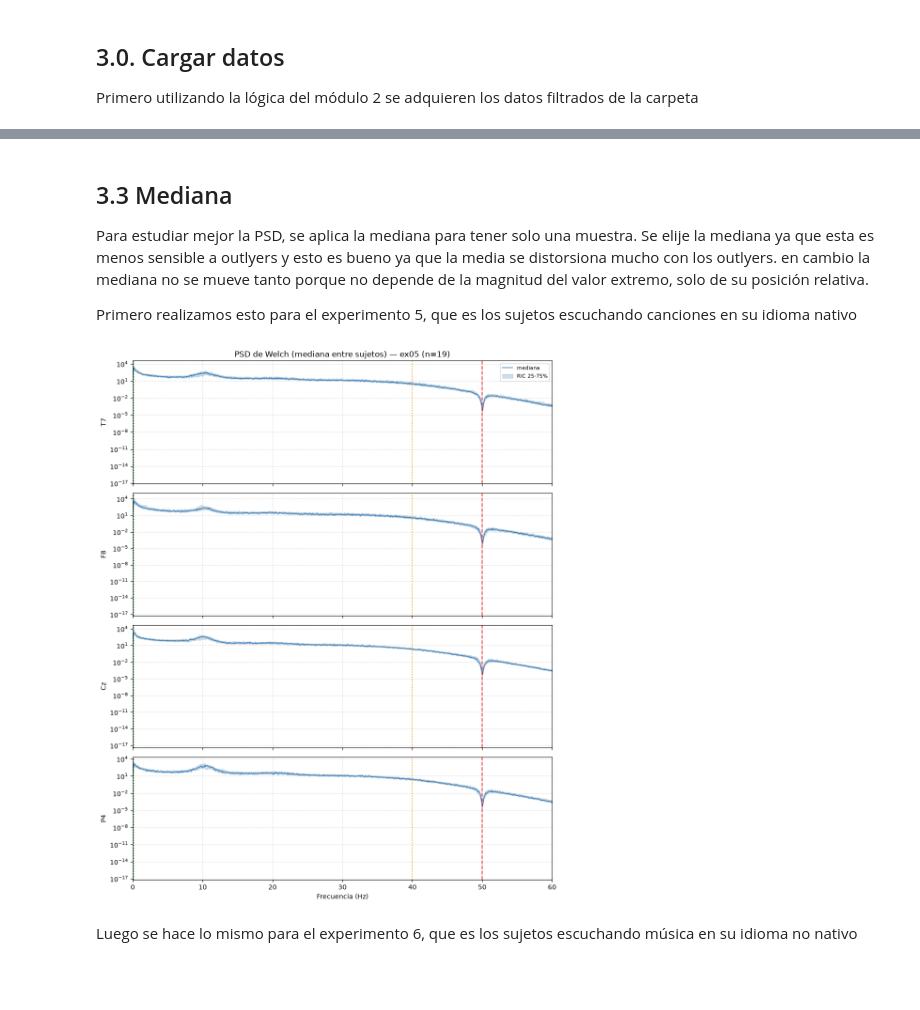
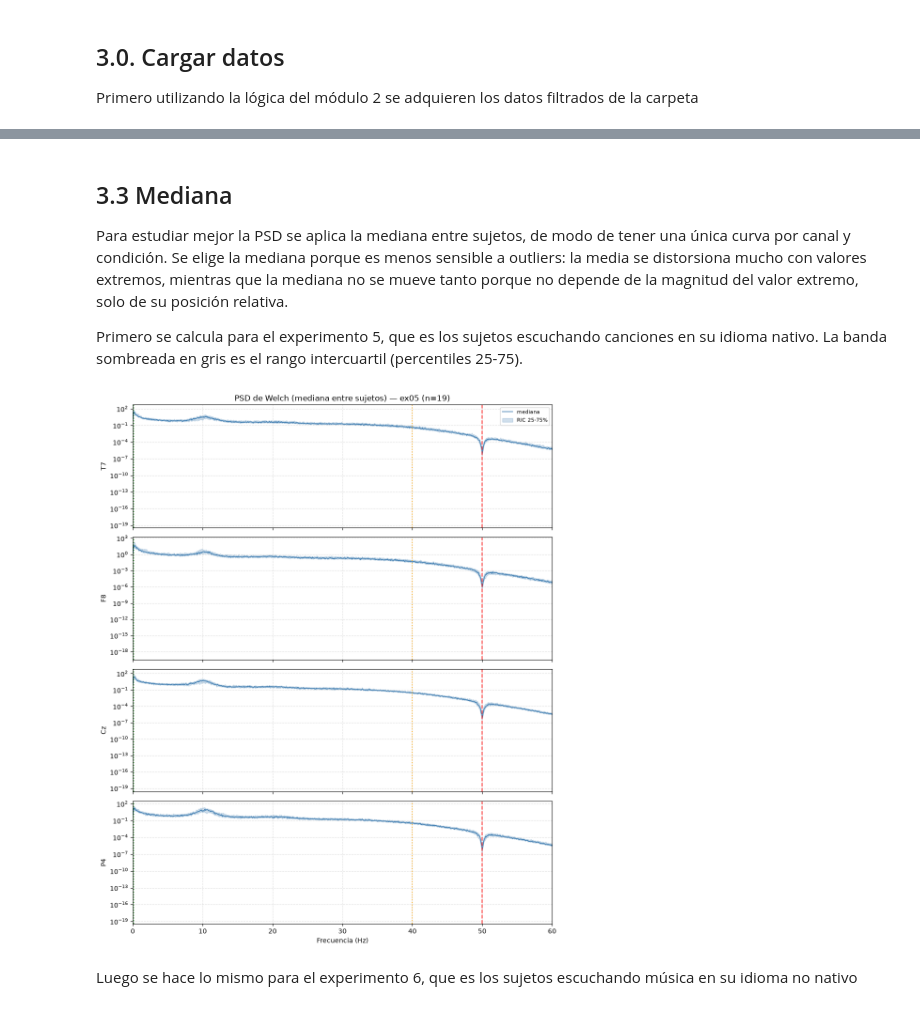
Before and after one commit to VictoriaEscobar/PSIB2026Q2-TPS-Grupo9-DelCarril_Escobar_Uthurralt, a Jupyter notebook: notebooks/03_Analisis_PSD.ipynb, the cells around one changed output, grey strips where cells are left out. Saved outputs shown, nothing was run; the diff lists cells and outputs as text; code cells hidden in the pictures; blank space fills up the shorter version.

```diff
--- a/notebooks/03_Analisis_PSD.ipynb
+++ b/notebooks/03_Analisis_PSD.ipynb
@@ -107,49 +145,40 @@ plt.show()
 # %% [markdown]
 ## 3.3 Mediana
 
-Para estudiar mejor la PSD, se aplica la mediana para  tener solo una muestra. Se elije la mediana ya que esta es menos sensible a outlyers  y esto es bueno ya que la media se distorsiona mucho con los outlyers. en cambio la mediana no se mueve tanto porque no depende de la magnitud del valor extremo, solo de su posición relativa.
+Para estudiar mejor la PSD se aplica la mediana entre sujetos, de modo de tener una única curva por canal y condición. Se elige la mediana porque es menos sensible a outliers: la media se distorsiona mucho con valores extremos, mientras que la mediana no se mueve tanto porque no depende de la magnitud del valor extremo, solo de su posición relativa.
 
-Primero realizamos esto para el experimento 5, que es los sujetos escuchando canciones en su idioma nativo
+Primero se calcula para el experimento 5, que es los sujetos escuchando canciones en su idioma nativo. La banda sombreada en gris es el rango intercuartil (percentiles 25-75).
 # %%
-psd_acumulado = {canal: [] for canal in canales}
-freq = None
-for nombre in archivos_ex05:
-    path = os.path.join(ruta_datos, nombre)
-    df = pd.read_csv(path, index_col=0)
+def graficar_mediana(freq, psds, titulo):
+    """Grafica mediana + RIC por canal y devuelve {canal: mediana}."""
+    medianas = {}
+    fig, axes = plt.subplots(len(canales), 1, figsize=(10, 3 * len(canales)), sharex=True)
+    for ax, canal in zip(axes, canales):
+        matriz = psds[canal]  # (n_sujetos, n_freq)
+        mediana = np.median(matriz, axis=0)
+        p25 = np.percentile(matriz, 25, axis=0)
+        p75 = np.percentile(matriz, 75, axis=0)
+        medianas[canal] = mediana
 
-    f, psd_dict = PSD.welch_eeg(df, fs, nperseg=nperseg, canales=canales)
-    if freq is None:
-        freq = f
+        ax.semilogy(freq, mediana, color="steelblue", lw=1.2, label="mediana")
+        ax.fill_between(freq, p25, p75, color="steelblue", alpha=0.25, label="RIC 25-75%")
+        for f_ref, (c, ls) in eeg.REFS_DEFAULT.items():
+            ax.axvline(f_ref, color=c, ls=ls, alpha=0.8)
+        ax.set_ylabel(canal)
+        ax.set_xlim(0, 60)
+        ax.grid(True, which="both", ls="--", alpha=0.4)
+    axes[0].set_title(titulo)
+    axes[0].legend(fontsize=8)
+    axes[-1].set_xlabel("Frecuencia (Hz)")
+    plt.tight_layout()
+    plt.show()
+    return medianas
 
-    for canal in canales:
-        psd_acumulado[canal].append(psd_dict[canal])
 
-# Convertir a matrices (sujetos x frecuencias) y calcular media/mediana + dispersión
-fig, axes = plt.subplots(len(canales), 1, figsize=(10, 3 * len(canales)), sharex=True)
-
-for ax, canal in zip(axes, canales):
-    matriz = np.array(psd_acumulado[canal])  # shape: (n_sujetos, n_freq)
-
-    mediana05 = np.median(matriz, axis=0)
-    p25 = np.percentile(matriz, 25, axis=0)
-    p75 = np.percentile(matriz, 75, axis=0)
-
-    ax.semilogy(freq, mediana05, color="steelblue", lw=1.2, label="mediana")
-    ax.fill_between(freq, p25, p75, color="steelblue", alpha=0.25, label="RIC 25-75%")
-
-    for f_ref, (c, ls) in eeg.REFS_DEFAULT.items():
-        ax.axvline(f_ref, color=c, ls=ls, alpha=0.8)
-    ax.set_ylabel(canal)
-    ax.set_xlim(0, 60)
-    ax.grid(True, which="both", ls="--", alpha=0.4)
-
-axes[0].set_title(f"PSD de Welch (mediana entre sujetos) — ex05 (n={len(archivos_ex05)})")
-axes[0].legend(fontsize=8)
-axes[-1].set_xlabel("Frecuencia (Hz)")
-plt.tight_layout()
-plt.show()
+medianas_ex05 = graficar_mediana(
+    freq, psds_ex05, f"PSD de Welch (mediana entre sujetos) — ex05 (n={len(archivos_ex05)})")
 # %% [output]
-[figure, old version]
+[figure, new version]
 # %% [markdown]
 Luego se hace lo mismo para el experimento 6, que es los sujetos escuchando música en su idioma no nativo
 # %%
```
Also changed, not shown: parts of 18 cells of this notebook, 5 other files.
